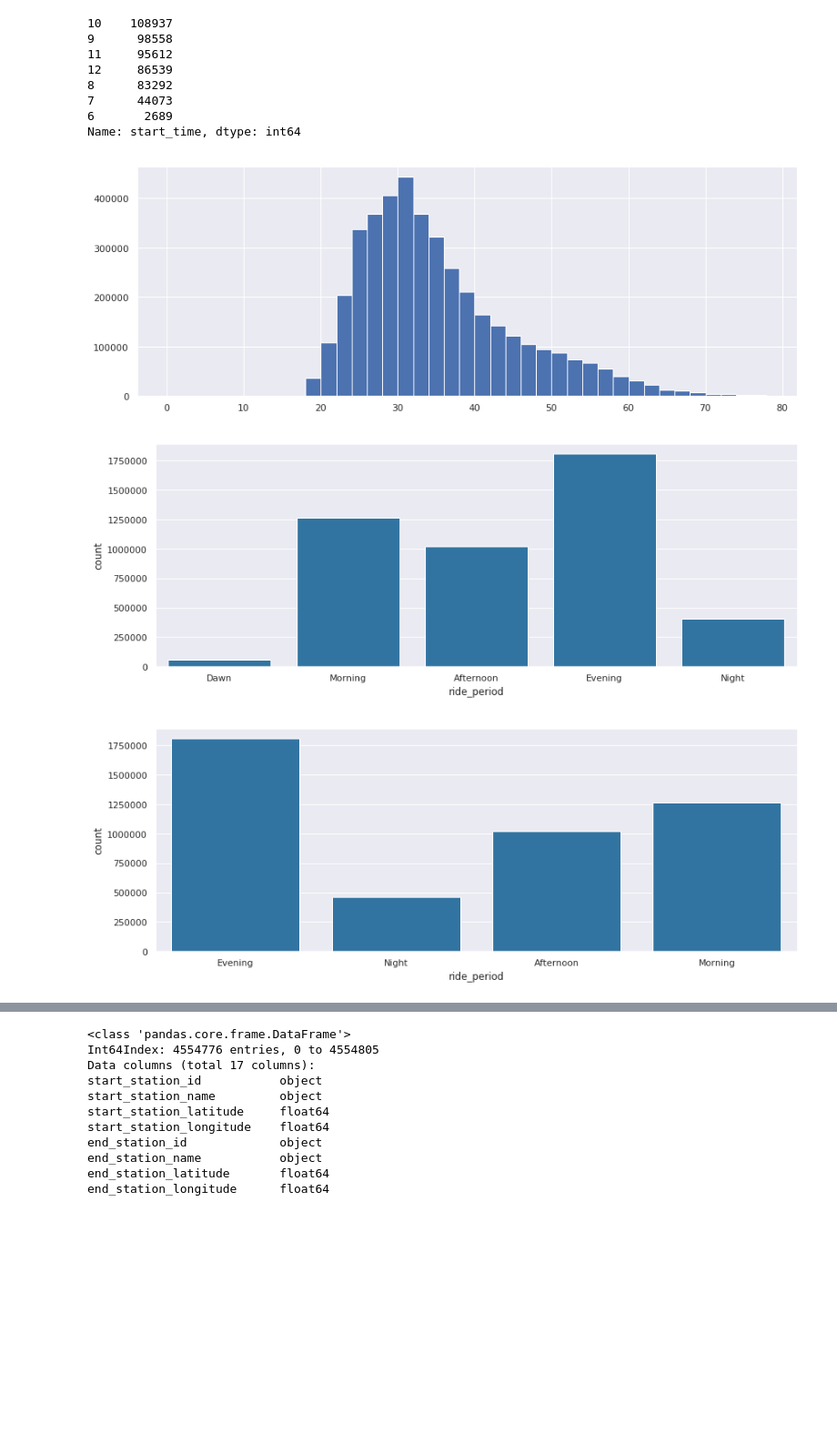
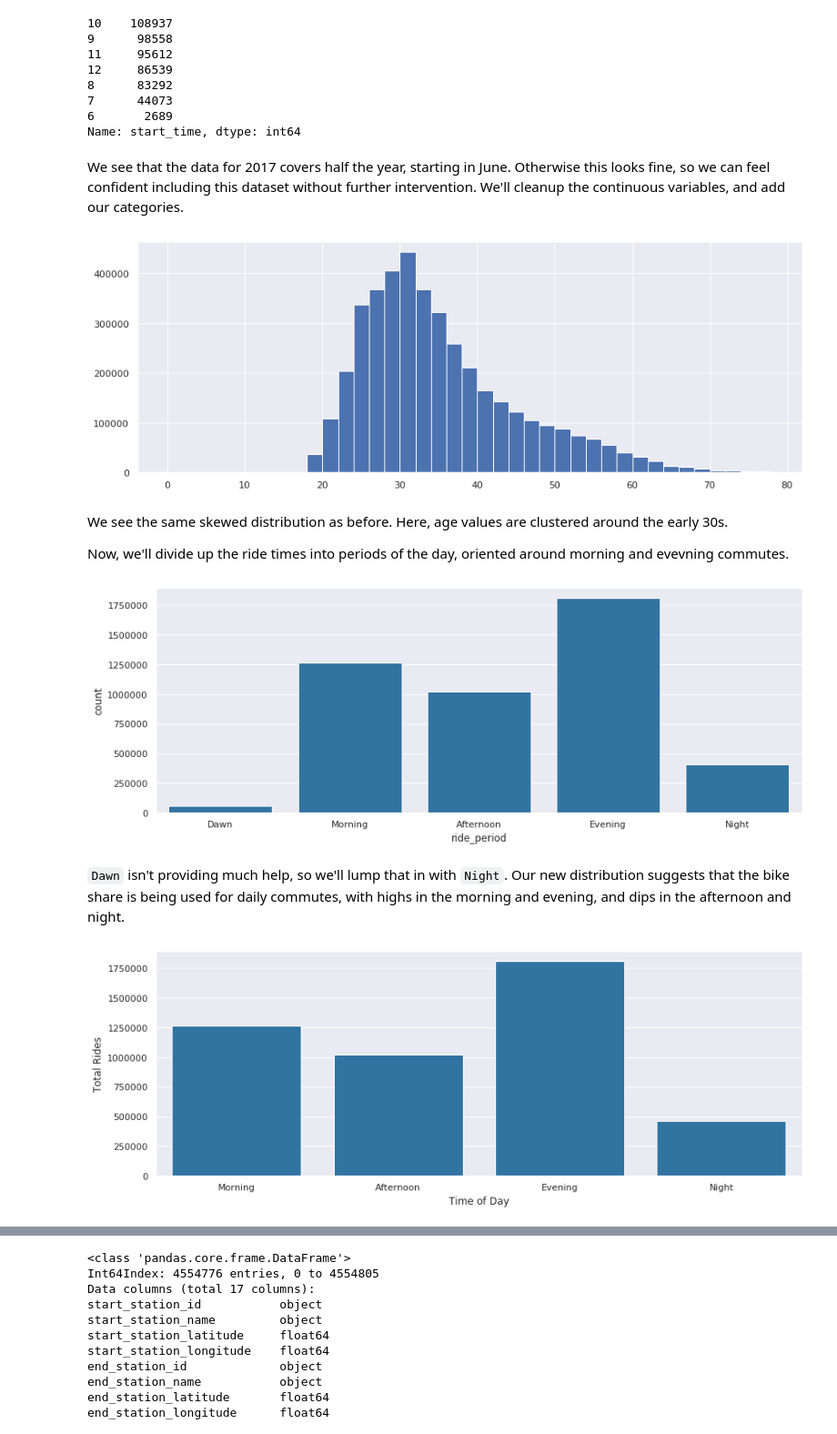
Before and after one commit to sdmccaul/udacity-da-viz, a Jupyter notebook: exploratory.ipynb, the cells around one changed output, grey strips where cells are left out. Shown at 91% size. Saved outputs shown, nothing was run; the diff lists cells and outputs as text; code cells hidden in the pictures; blank space fills up the shorter version.

```diff
--- a/exploratory.ipynb
+++ b/exploratory.ipynb
@@ -342,3 +321,0 @@ Name: start_station_id, Length: 427, dtype: int64
-# %%
-df.start_station_id.replace({'nan': '-1'}, inplace=True)
-df.end_station_id.replace({'nan': '-1'}, inplace=True)
@@ -510,6 +463,8 @@ df[ df.start_time.dt.year < 2018 ].start_time.dt.month.value_counts()
 7      44073
 6       2689
 Name: start_time, dtype: int64
+# %% [markdown]
+We see that the data for 2017 covers half the year, starting in June. Otherwise this looks fine, so we can feel confident including this dataset without further intervention. We'll cleanup the continuous variables, and add our categories.
 # %%
 df['ride_date'] = df.start_time.dt.floor('d')
 df['duration_min'] = df.duration_sec // 60
@@ -518,19 +473,28 @@ df['member_age'] = df.start_time.dt.year - df.member_birth_year
 bins = np.arange(0, 80, 2)
 plt.hist(df.member_age.astype('float'), bins=bins);
 # %% [output]
-[figure, old version]
+[figure, new version]
+# %% [markdown]
+We see the same skewed distribution as before. Here, age values are clustered around the early 30s.
+
+Now, we'll divide up the ride times into periods of the day, oriented around morning and evevning commutes.
 # %%
 df['ride_period'] = pd.cut(df.start_time.dt.hour,
                            bins=[-1,4,9,14,19,24],
                            labels=['Dawn','Morning','Afternoon','Evening','Night'] )
 sb.countplot(data = df, x = 'ride_period', color = bc);
 # %% [output]
-[figure, old version]
+[figure, new version]
+# %% [markdown]
+`Dawn` isn't providing much help, so we'll lump that in with `Night`. Our new distribution suggests that the bike share is being used for daily commutes, with highs in the morning and evening, and dips in the afternoon and night.
 # %%
 df['ride_period'] = df.ride_period.replace({'Dawn': 'Night'})
-sb.countplot(data = df, x = 'ride_period', color = bc);
+ax = sb.countplot(data = df, x = 'ride_period',
+                  order=['Morning', 'Afternoon', 'Evening', 'Night'], color = bc)
+ax.set_ylabel('Total Rides')
+ax.set_xlabel('Time of Day');
 # %% [output]
-[figure, old version]
+[figure, new version]
 # %%
 df.ride_period = df.ride_period.astype('category')
 df.ride_period.cat.remove_unused_categories(inplace=True)
```
Also changed, not shown: parts of 73 cells of this notebook.
